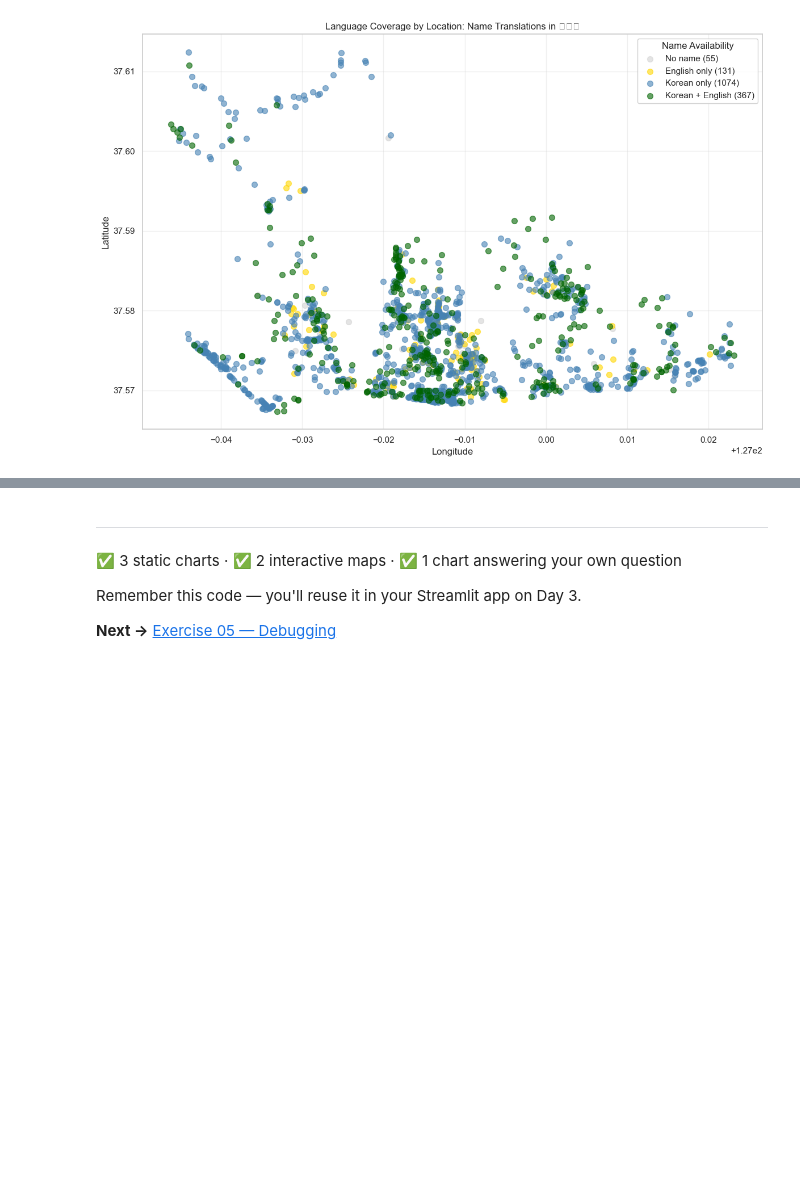
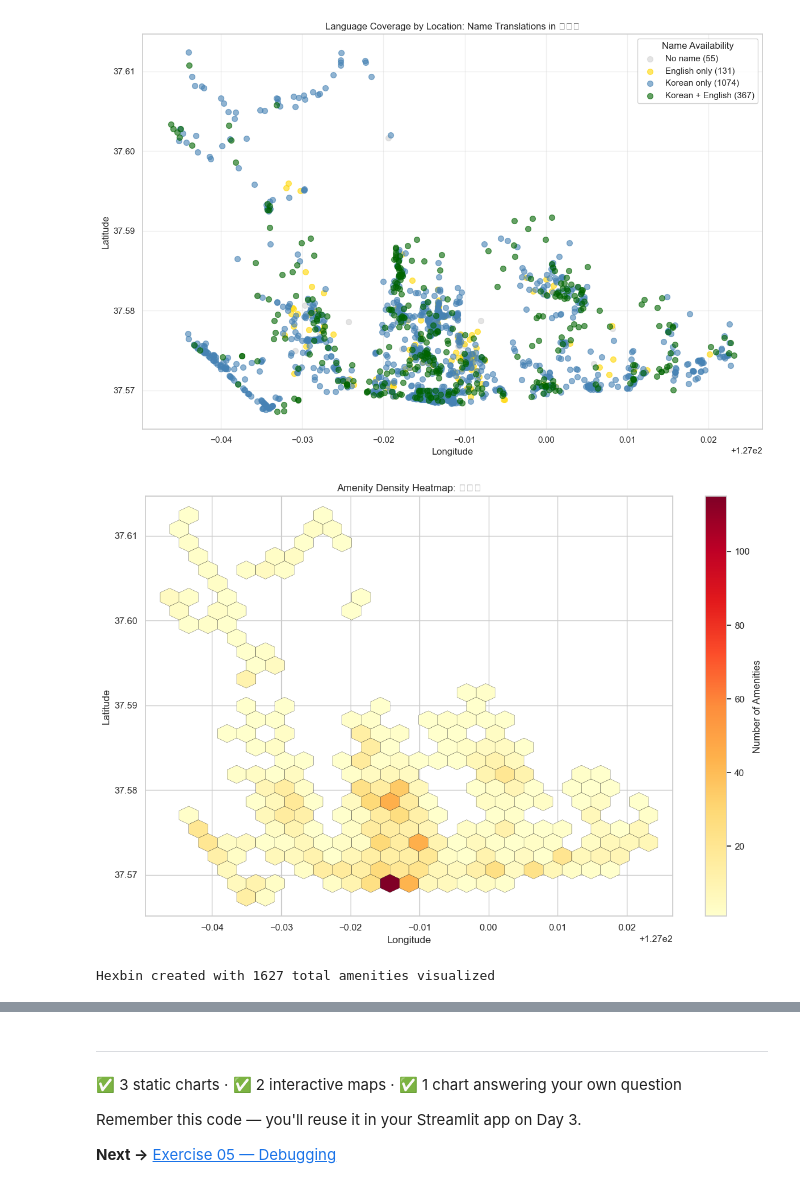
Before and after one commit to modnas-m/edu.eda, a Jupyter notebook: exercises/04_visualization.ipynb, the cells around one changed output, grey strips where cells are left out. Drawn from its saved outputs; the diff is of its cells as text; code cells hidden in the pictures; blank space fills up the shorter version.

Commit message:
added more diagrams

```diff
--- a/exercises/04_visualization.ipynb
+++ b/exercises/04_visualization.ipynb
@@ -376,3 +376,32 @@ No name: 55 amenities (3.4%)
 
   df_raw["lon"] = gdf_raw.geometry.centroid.x
 [figure]
+# %%
+# Hexbin plot: Amenity density heatmap
+# Shows where amenities cluster geographically
+
+fig, ax = plt.subplots(figsize=(12, 8))
+
+# Create hexbin - shows density of amenities as hexagon colors
+hexbin = ax.hexbin(df["lon"], df["lat"],
+                    gridsize=25,  # number of hexagons across
+                    cmap="YlOrRd",  # color map: yellow -> orange -> red
+                    mincnt=1,  # minimum count to show a hexagon
+                    edgecolors="black",
+                    linewidths=0.2)
+
+ax.set_xlabel("Longitude")
+ax.set_ylabel("Latitude")
+ax.set_title(f"Amenity Density Heatmap: {CITY_NAME}")
+
+# Add colorbar showing density
+cbar = plt.colorbar(hexbin, ax=ax)
+cbar.set_label("Number of Amenities")
+
+plt.tight_layout()
+plt.show()
+
+print(f"Hexbin created with {hexbin.get_array().sum():.0f} total amenities visualized")
+# %% [output]
+[figure, added]
+Hexbin created with 1627 total amenities visualized
```
Also changed, not shown: parts of 2 cells of this notebook.
